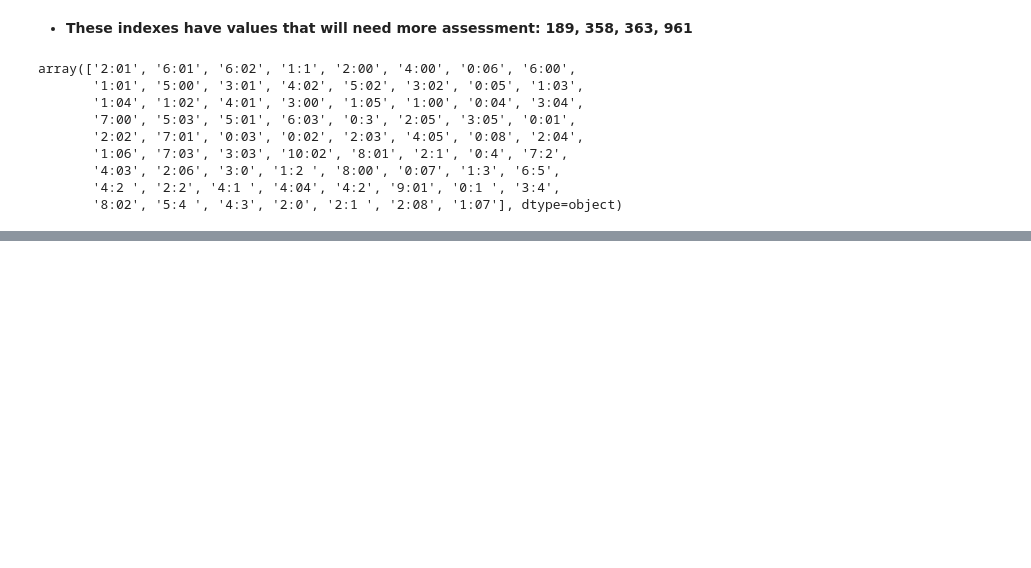
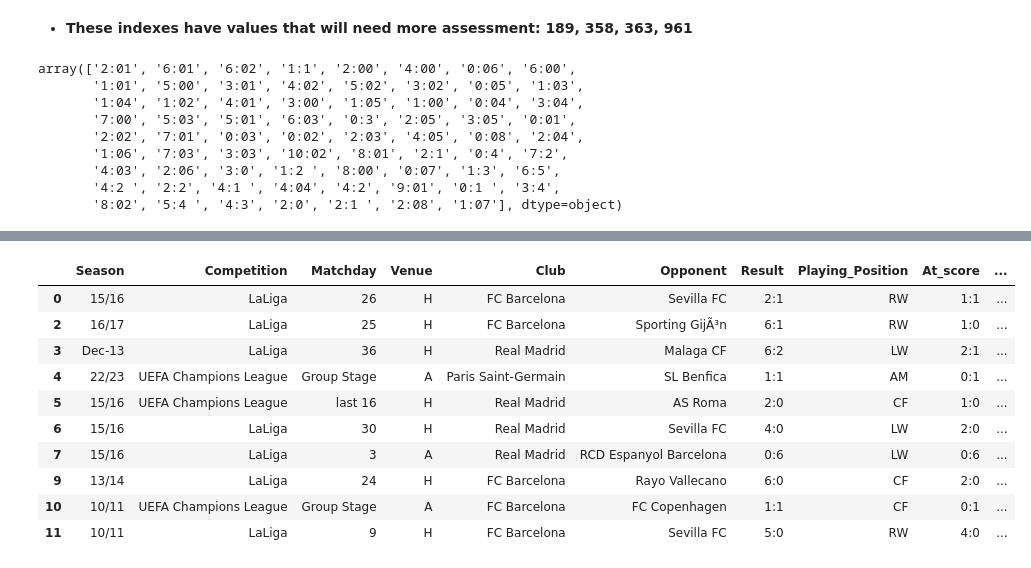
Before and after one commit to SmayanKulkarni/Smayan_Kulkarni_S4DS, a Jupyter notebook: notebooks/FIFA-Task2_2.ipynb, the cells around one changed output, grey strips where cells are left out. Cells and saved outputs as stored; diff of their text form; code cells hidden in the pictures; blank space fills up the shorter version.

```diff
--- a/notebooks/FIFA-Task2_2.ipynb
+++ b/notebooks/FIFA-Task2_2.ipynb
@@ -565,3 +557,26 @@ df.head(10)
 | 9 | 13/14 | LaLiga | 24 | H | FC Barcelona | Rayo Vallecano | 6:00 | CF | 2:00 | ... |
 | 10 | 10/11 | UEFA Champions League | Group Stage | A | FC Barcelona | FC Copenhagen | 1:01 | CF | 0:01 | ... |
 | 11 | 10/11 | LaLiga | 9 | H | FC Barcelona | Sevilla FC | 5:00 | RW | 4:00 | ... |
+# %%
+# Used assistance of google gemini to define this function
+def convert_format(score):
+  parts = score.split(':')
+  parts[1] = parts[1].lstrip('0') or '0'
+  return ':'.join(parts)
+
+df['Result'] = df['Result'].apply(convert_format)
+df['At_score'] = df['At_score'].apply(convert_format)
+# %%
+df.head(10)
+# %% [output]
+|  | Season | Competition | Matchday | Venue | Club | Opponent | Result | Playing_Position | At_score | ... |
+| 0 | 15/16 | LaLiga | 26 | H | FC Barcelona | Sevilla FC | 2:1 | RW | 1:1 | ... |
+| 2 | 16/17 | LaLiga | 25 | H | FC Barcelona | Sporting GijÃ³n | 6:1 | RW | 1:0 | ... |
+| 3 | Dec-13 | LaLiga | 36 | H | Real Madrid | Malaga CF | 6:2 | LW | 2:1 | ... |
+| 4 | 22/23 | UEFA Champions League | Group Stage | A | Paris Saint-Germain | SL Benfica | 1:1 | AM | 0:1 | ... |
+| 5 | 15/16 | UEFA Champions League | last 16 | H | Real Madrid | AS Roma | 2:0 | CF | 1:0 | ... |
+| 6 | 15/16 | LaLiga | 30 | H | Real Madrid | Sevilla FC | 4:0 | LW | 2:0 | ... |
+| 7 | 15/16 | LaLiga | 3 | A | Real Madrid | RCD Espanyol Barcelona | 0:6 | LW | 0:6 | ... |
+| 9 | 13/14 | LaLiga | 24 | H | FC Barcelona | Rayo Vallecano | 6:0 | CF | 2:0 | ... |
+| 10 | 10/11 | UEFA Champions League | Group Stage | A | FC Barcelona | FC Copenhagen | 1:1 | CF | 0:1 | ... |
+| 11 | 10/11 | LaLiga | 9 | H | FC Barcelona | Sevilla FC | 5:0 | RW | 4:0 | ... |
```
Also changed, not shown: parts of 3 cells of this notebook.
